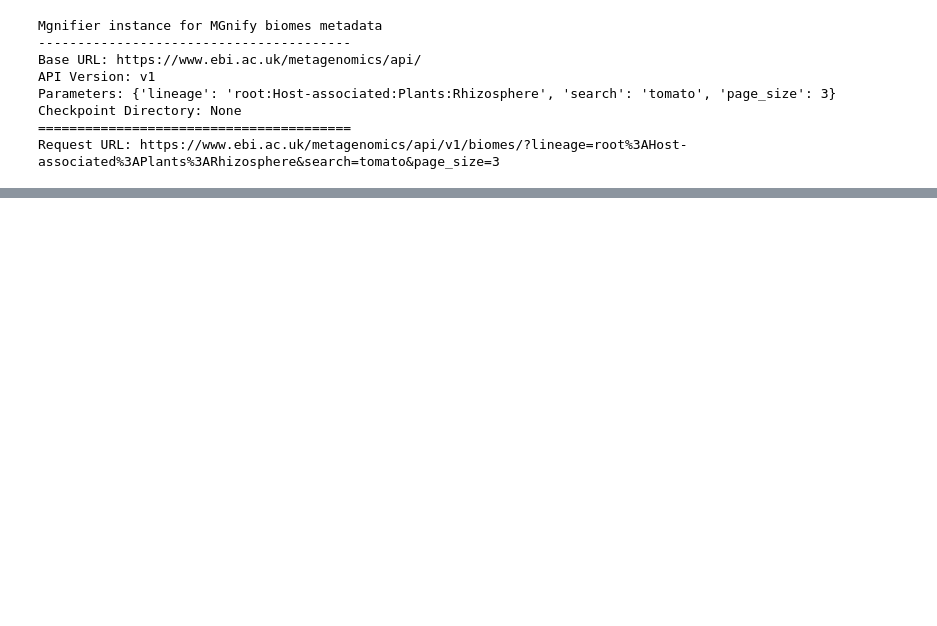
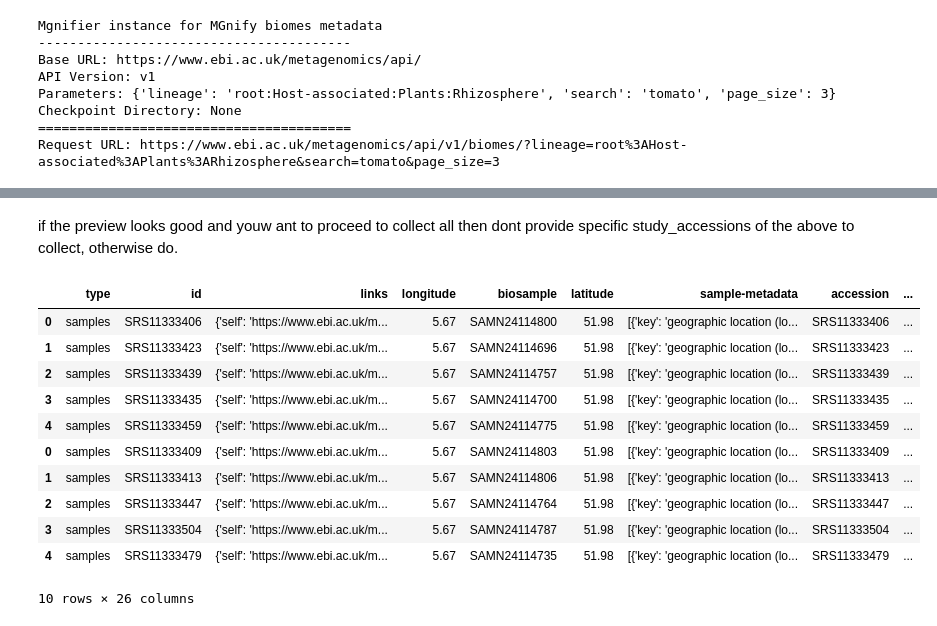
Before and after one commit to EBI-Metagenomics/mgnipy, a Jupyter notebook: docs/tutorial/demo-mgnify-tomatoes.ipynb, the cells around one changed output, grey strips where cells are left out. Drawn from its saved outputs; the diff is of its cells as text; code cells hidden in the pictures; blank space fills up the shorter version.

Commit message:
:memo: Docs adding samplifier to demo

```diff
--- a/docs/tutorial/demo-mgnify-tomatoes.ipynb
+++ b/docs/tutorial/demo-mgnify-tomatoes.ipynb
@@ -63,0 +88,9 @@ No pages specified, collecting all...
+# %%
+from mgnipy.metadata import Samplifier
+
+samplify = Samplifier(
+    presearch=glass,
+    page_size=5
+)
+
+print(samplify)
@@ -63,0 +139,19 @@ No pages specified, collecting all...
+# %% [markdown]
+if the preview looks good and youw ant to proceed to collect all then dont provide specific study_accessions of the above to collect, otherwise do.
+# %%
+tomato_samples = await samplify.collect(study_accession=['MGYS00006231'])
+# check out rseults
+tomato_samples['MGYS00006231'].head(10)
+# %% [output]
+|  | type | id | links | longitude | biosample | latitude | sample-metadata | accession | ... |
+| 0 | samples | SRS11333406 | {'self': 'https://www.ebi.ac.uk/m... | 5.67 | SAMN24114800 | 51.98 | [{'key': 'geographic location (lo... | SRS11333406 | ... |
+| 1 | samples | SRS11333423 | {'self': 'https://www.ebi.ac.uk/m... | 5.67 | SAMN24114696 | 51.98 | [{'key': 'geographic location (lo... | SRS11333423 | ... |
+| 2 | samples | SRS11333439 | {'self': 'https://www.ebi.ac.uk/m... | 5.67 | SAMN24114757 | 51.98 | [{'key': 'geographic location (lo... | SRS11333439 | ... |
+| 3 | samples | SRS11333435 | {'self': 'https://www.ebi.ac.uk/m... | 5.67 | SAMN24114700 | 51.98 | [{'key': 'geographic location (lo... | SRS11333435 | ... |
+| 4 | samples | SRS11333459 | {'self': 'https://www.ebi.ac.uk/m... | 5.67 | SAMN24114775 | 51.98 | [{'key': 'geographic location (lo... | SRS11333459 | ... |
+| 0 | samples | SRS11333409 | {'self': 'https://www.ebi.ac.uk/m... | 5.67 | SAMN24114803 | 51.98 | [{'key': 'geographic location (lo... | SRS11333409 | ... |
+| 1 | samples | SRS11333413 | {'self': 'https://www.ebi.ac.uk/m... | 5.67 | SAMN24114806 | 51.98 | [{'key': 'geographic location (lo... | SRS11333413 | ... |
+| 2 | samples | SRS11333447 | {'self': 'https://www.ebi.ac.uk/m... | 5.67 | SAMN24114764 | 51.98 | [{'key': 'geographic location (lo... | SRS11333447 | ... |
+| 3 | samples | SRS11333504 | {'self': 'https://www.ebi.ac.uk/m... | 5.67 | SAMN24114787 | 51.98 | [{'key': 'geographic location (lo... | SRS11333504 | ... |
+| 4 | samples | SRS11333479 | {'self': 'https://www.ebi.ac.uk/m... | 5.67 | SAMN24114735 | 51.98 | [{'key': 'geographic location (lo... | SRS11333479 | ... |
+10 rows × 26 columns
```
Also changed, not shown: parts of 15 cells of this notebook, 1 other file.
